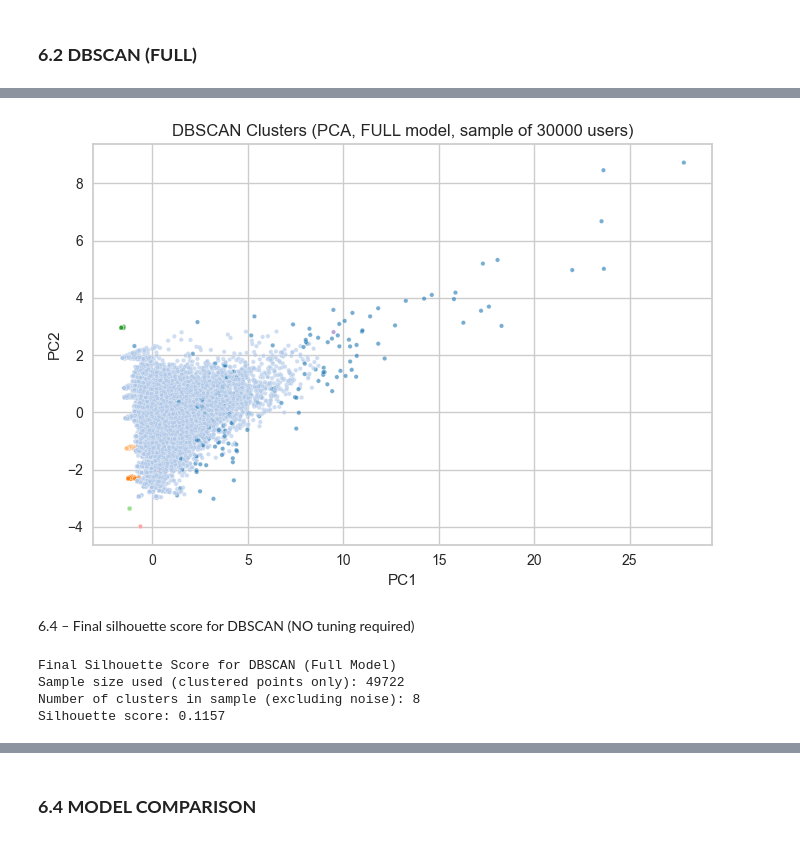
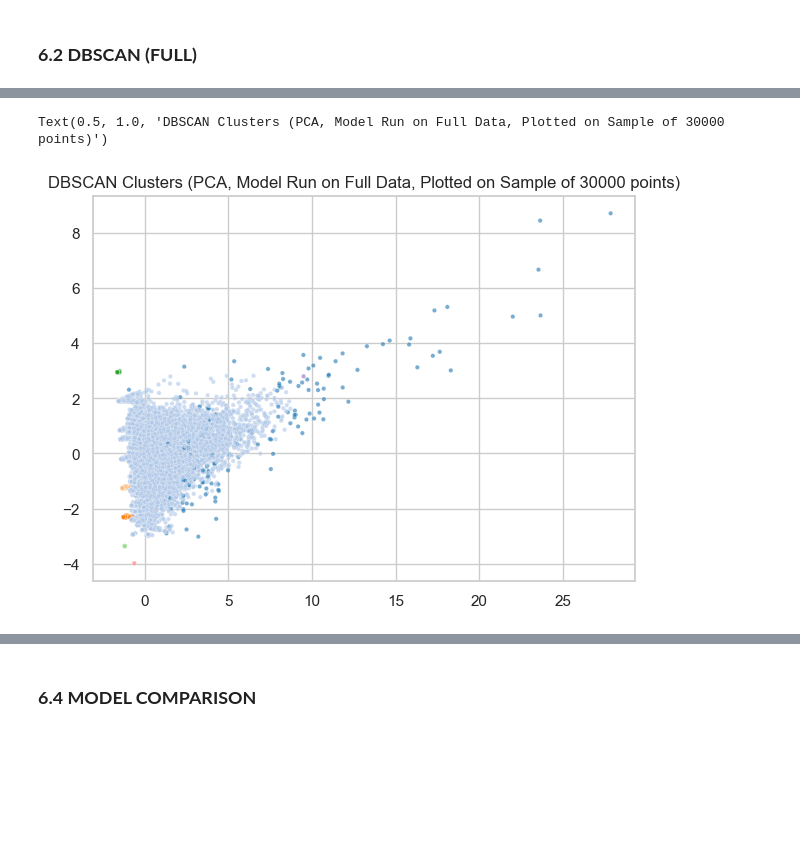
Before and after one commit to alkalenka/AudienceDecode_320991, a Jupyter notebook: main.ipynb, the cells around one changed output, grey strips where cells are left out. Saved outputs shown, nothing was run; the diff lists cells and outputs as text; code cells hidden in the pictures; blank space fills up the shorter version.

```diff
--- a/main.ipynb
+++ b/main.ipynb
@@ -1280,0 +1086,12 @@ Finally, the noise group consists of users whose behavior does not resemble any
+# %%
+# 6.2.1 PREPARE FULL DATASET FOR DBSCAN
+X_users_dbscan = X_users_kmeans
+
+# 6.2.2 TRAIN DBSCAN ON FULL DATASET
+# (Using higher min_samples value for the large dataset size)
+
+eps_val = 0.6
+min_samples_val = 20
+
+dbscan = DBSCAN(eps=eps_val, min_samples=min_samples_val)
+dbscan_labels = dbscan.fit_predict(X_users_dbscan)
@@ -1281,70 +1133,37 @@ Finally, the noise group consists of users whose behavior does not resemble any
 # %%
-# 6.2.3 – PCA scatter of DBSCAN (Sampling for Visualization)
+# PCA scatter of DBSCAN (Sampling for Visualization)
 
+# Set the sample size for plotting (30k for clear visualization)
 plot_sample_size = 30000
 
+# Check if we need to sample (i.e., if the dataset is larger than 30k)
 if X_users_dbscan.shape[0] > plot_sample_size:
+    # Use random choice to get a representative sample of indices
     np.random.seed(42)
     plot_idx = np.random.choice(X_users_dbscan.shape[0], plot_sample_size, replace=False)
+
+    # Select the data points and their corresponding cluster labels
     sample_for_plot = X_users_dbscan[plot_idx]
     sample_labels = dbscan_labels[plot_idx]
 else:
+    # If the dataset is small, plot everything
     sample_for_plot = X_users_dbscan
     sample_labels = dbscan_labels
 
-# 2D PCA just for visualization
-pca_vis = PCA(n_components=2)
-pca_points = pca_vis.fit_transform(sample_for_plot)
+pca = PCA(n_components=2)
+pca_points = pca.fit_transform(sample_for_plot)
 
-plt.figure(figsize=(7, 5))
+plt.figure(figsize=(7,5))
 sns.scatterplot(
-    x=pca_points[:, 0],
-    y=pca_points[:, 1],
+    x=pca_points[:,0],
+    y=pca_points[:,1],
     hue=sample_labels,
-    palette="tab20",
+    palette='tab20',
     s=10,
     alpha=0.6,
     legend=False
 )
-plt.title(f"DBSCAN Clusters (PCA, FULL model, sample of {len(sample_for_plot)} users)")
-plt.xlabel("PC1")
-plt.ylabel("PC2")
-plt.tight_layout()
-plt.show()
+plt.title(f"DBSCAN Clusters (PCA, Model Run on Full Data, Plotted on Sample of {len(sample_for_plot)} points)")
 # %% [output]
+Text(0.5, 1.0, 'DBSCAN Clusters (PCA, Model Run on Full Data, Plotted on Sample of 30000 points)')
-[figure, old version]
+[figure, new version]
-# %% [markdown]
-6.4 – Final silhouette score for DBSCAN (NO tuning required)
-# %%
-# 6.4 – DBSCAN FINAL SILHOUETTE SCORE (using the FULL model from 6.2)
-
-sample_size = min(50000, X_users_dbscan.shape[0])
-np.random.seed(42)
-sample_idx = np.random.choice(X_users_dbscan.shape[0], sample_size, replace=False)
-
-X_sample = X_users_dbscan[sample_idx]
-labels_sample = dbscan_labels[sample_idx]
-
-# Remove noise
-mask_clustered = labels_sample != -1
-X_clustered = X_sample[mask_clustered]
-labels_clustered = labels_sample[mask_clustered]
-
-n_clusters_clustered = len(set(labels_clustered))
-
-if n_clusters_clustered > 1 and len(X_clustered) > 0:
-
-    sil_score_dbscan_final = silhouette_score(X_clustered, labels_clustered)
-
-    print("Final Silhouette Score for DBSCAN (Full Model)")
-    print(f"Sample size used (clustered points only): {len(X_clustered)}")
-    print(f"Number of clusters in sample (excluding noise): {n_clusters_clustered}")
-    print(f"Silhouette score: {sil_score_dbscan_final:.4f}")
-
-else:
-    print("Cannot compute silhouette score: <2  non-noise clusters were found.")
-# %% [output]
-Final Silhouette Score for DBSCAN (Full Model)
-Sample size used (clustered points only): 49722
-Number of clusters in sample (excluding noise): 8
-Silhouette score: 0.1157
```
Also changed, not shown: parts of 50 cells of this notebook.
